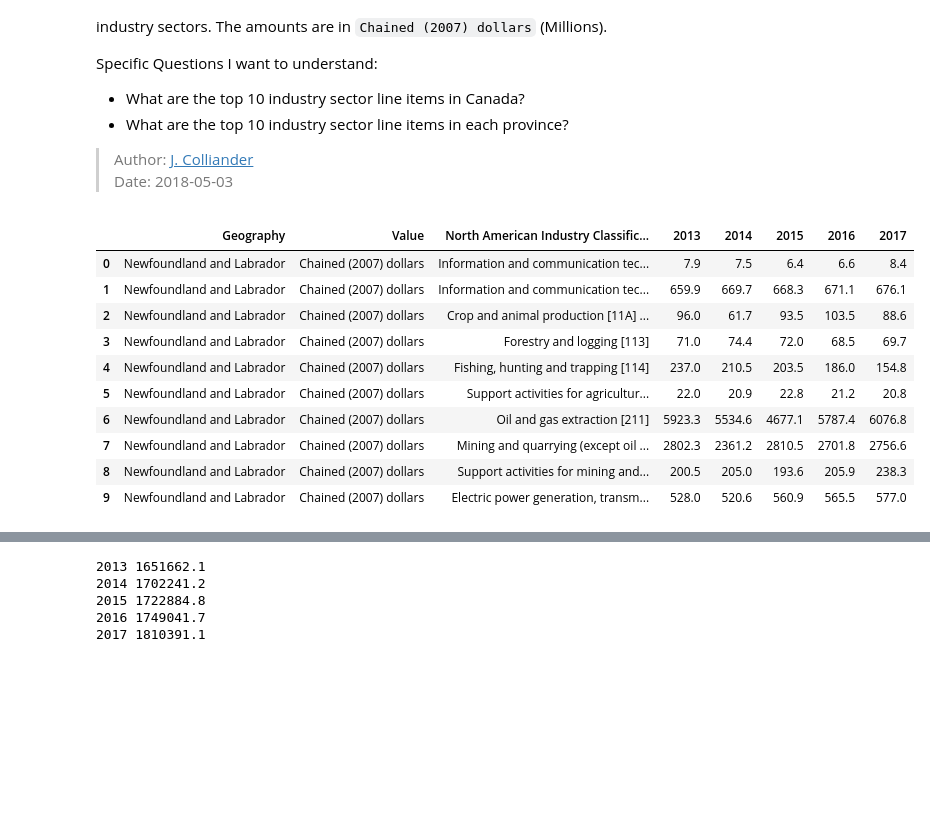
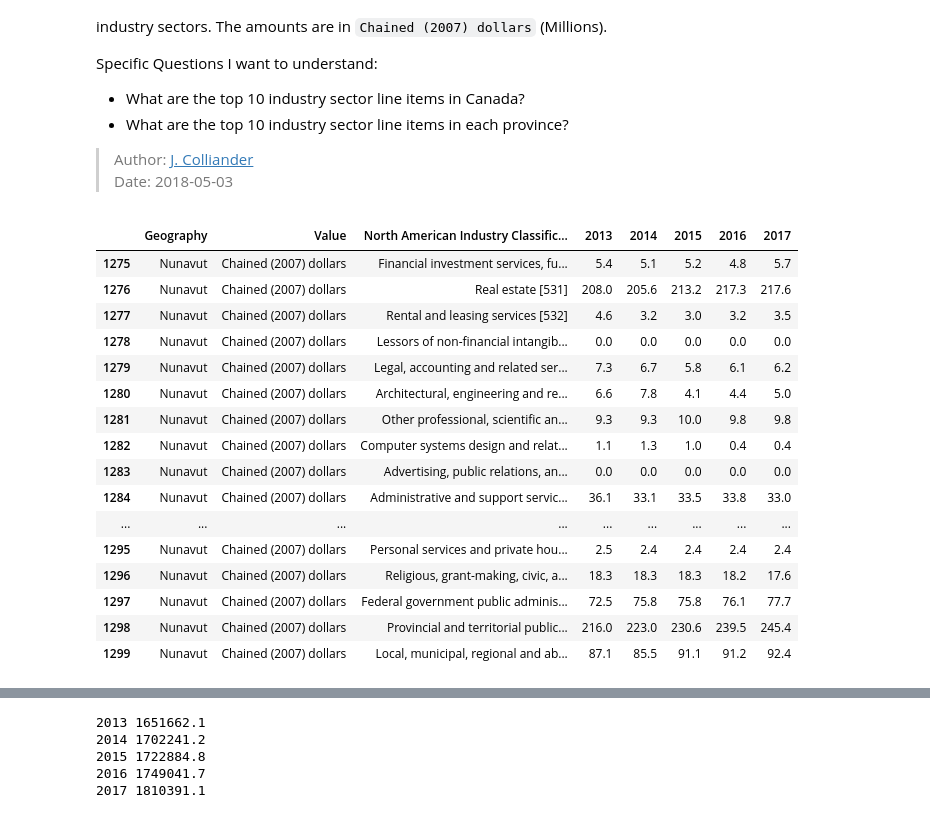
Before and after one commit to colliand/economic-analysis, a Jupyter notebook: provincial-gdp-by-industry.ipynb, the cells around one changed output, grey strips where cells are left out. Drawn from its saved outputs; the diff is of its cells as text; code cells hidden in the pictures; blank space fills up the shorter version.

```diff
--- a/provincial-gdp-by-industry.ipynb
+++ b/provincial-gdp-by-industry.ipynb
@@ -21,19 +21,25 @@ import matplotlib.pyplot as plt
 ## skipfooter seemed to require changing the engine from default 'c' to 'python'.
 gitems = pd.read_csv('./data/cansim-3790030-eng-4789079444265787071.csv', skiprows = 3, skipfooter = 28, engine='python')
 # %%
-gitems.head(n=10)
+gitems.tail(n=25)
 # %% [output]
 |  | Geography | Value | North American Industry Classific... | 2013 | 2014 | 2015 | 2016 | 2017 |
-| 0 | Newfoundland and Labrador | Chained (2007) dollars | Information and communication tec... | 7.9 | 7.5 | 6.4 | 6.6 | 8.4 |
-| 1 | Newfoundland and Labrador | Chained (2007) dollars | Information and communication tec... | 659.9 | 669.7 | 668.3 | 671.1 | 676.1 |
-| 2 | Newfoundland and Labrador | Chained (2007) dollars | Crop and animal production [11A] ... | 96.0 | 61.7 | 93.5 | 103.5 | 88.6 |
-| 3 | Newfoundland and Labrador | Chained (2007) dollars | Forestry and logging [113] | 71.0 | 74.4 | 72.0 | 68.5 | 69.7 |
-| 4 | Newfoundland and Labrador | Chained (2007) dollars | Fishing, hunting and trapping [114] | 237.0 | 210.5 | 203.5 | 186.0 | 154.8 |
-| 5 | Newfoundland and Labrador | Chained (2007) dollars | Support activities for agricultur... | 22.0 | 20.9 | 22.8 | 21.2 | 20.8 |
-| 6 | Newfoundland and Labrador | Chained (2007) dollars | Oil and gas extraction [211] | 5923.3 | 5534.6 | 4677.1 | 5787.4 | 6076.8 |
-| 7 | Newfoundland and Labrador | Chained (2007) dollars | Mining and quarrying (except oil ... | 2802.3 | 2361.2 | 2810.5 | 2701.8 | 2756.6 |
-| 8 | Newfoundland and Labrador | Chained (2007) dollars | Support activities for mining and... | 200.5 | 205.0 | 193.6 | 205.9 | 238.3 |
-| 9 | Newfoundland and Labrador | Chained (2007) dollars | Electric power generation, transm... | 528.0 | 520.6 | 560.9 | 565.5 | 577.0 |
+| 1275 | Nunavut | Chained (2007) dollars | Financial investment services, fu... | 5.4 | 5.1 | 5.2 | 4.8 | 5.7 |
+| 1276 | Nunavut | Chained (2007) dollars | Real estate [531] | 208.0 | 205.6 | 213.2 | 217.3 | 217.6 |
+| 1277 | Nunavut | Chained (2007) dollars | Rental and leasing services [532] | 4.6 | 3.2 | 3.0 | 3.2 | 3.5 |
+| 1278 | Nunavut | Chained (2007) dollars | Lessors of non-financial intangib... | 0.0 | 0.0 | 0.0 | 0.0 | 0.0 |
+| 1279 | Nunavut | Chained (2007) dollars | Legal, accounting and related ser... | 7.3 | 6.7 | 5.8 | 6.1 | 6.2 |
+| 1280 | Nunavut | Chained (2007) dollars | Architectural, engineering and re... | 6.6 | 7.8 | 4.1 | 4.4 | 5.0 |
+| 1281 | Nunavut | Chained (2007) dollars | Other professional, scientific an... | 9.3 | 9.3 | 10.0 | 9.8 | 9.8 |
+| 1282 | Nunavut | Chained (2007) dollars | Computer systems design and relat... | 1.1 | 1.3 | 1.0 | 0.4 | 0.4 |
+| 1283 | Nunavut | Chained (2007) dollars | Advertising, public relations, an... | 0.0 | 0.0 | 0.0 | 0.0 | 0.0 |
+| 1284 | Nunavut | Chained (2007) dollars | Administrative and support servic... | 36.1 | 33.1 | 33.5 | 33.8 | 33.0 |
+| ... | ... | ... | ... | ... | ... | ... | ... | ... |
+| 1295 | Nunavut | Chained (2007) dollars | Personal services and private hou... | 2.5 | 2.4 | 2.4 | 2.4 | 2.4 |
+| 1296 | Nunavut | Chained (2007) dollars | Religious, grant-making, civic, a... | 18.3 | 18.3 | 18.3 | 18.2 | 17.6 |
+| 1297 | Nunavut | Chained (2007) dollars | Federal government public adminis... | 72.5 | 75.8 | 75.8 | 76.1 | 77.7 |
+| 1298 | Nunavut | Chained (2007) dollars | Provincial and territorial public... | 216.0 | 223.0 | 230.6 | 239.5 | 245.4 |
+| 1299 | Nunavut | Chained (2007) dollars | Local, municipal, regional and ab... | 87.1 | 85.5 | 91.1 | 91.2 | 92.4 |
 # %%
 ## Throw away lines with internal Provincial and territorial totals.
 ## There may be other internal totals included here.
```
Also changed, not shown: parts of 5 cells of this notebook, 1 other file.
